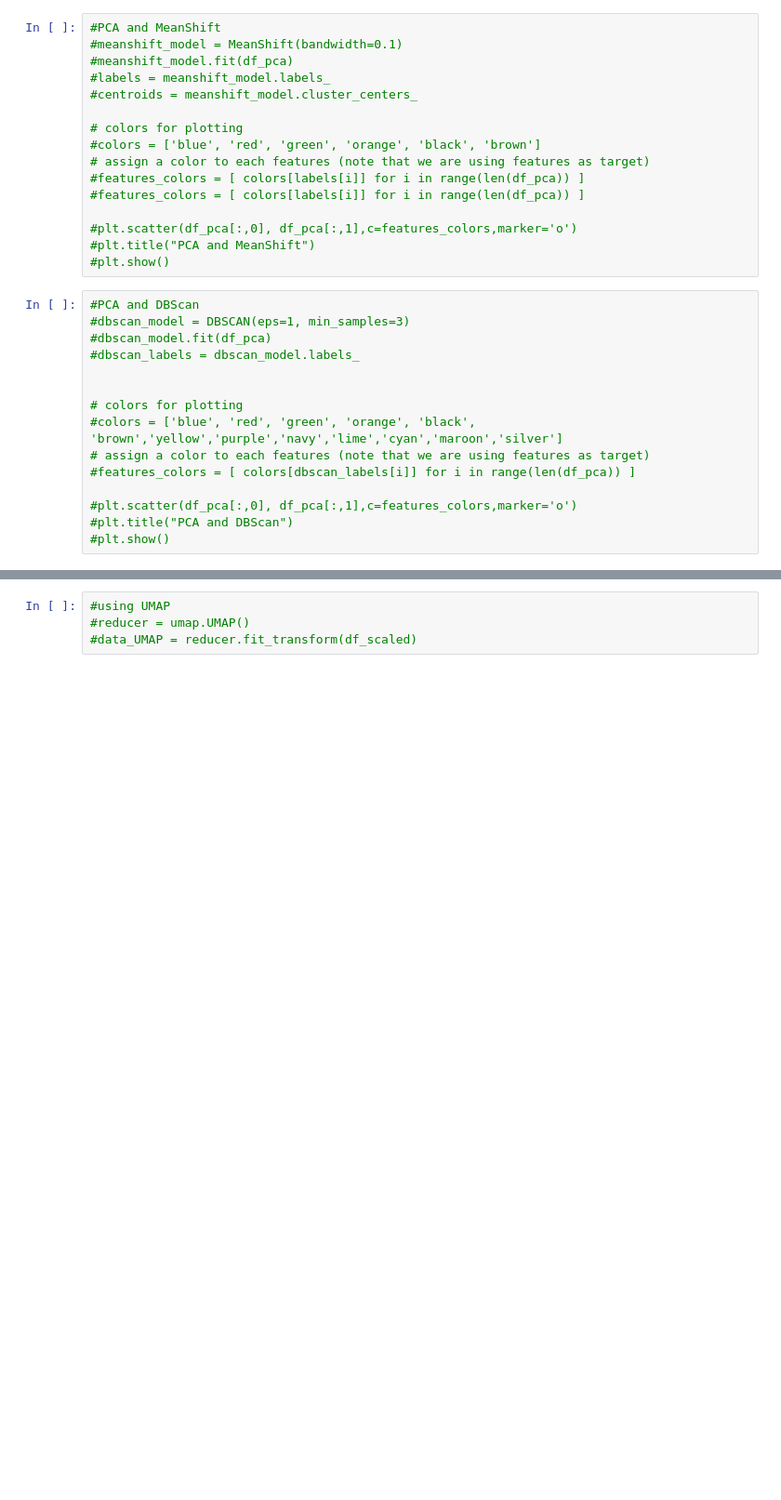
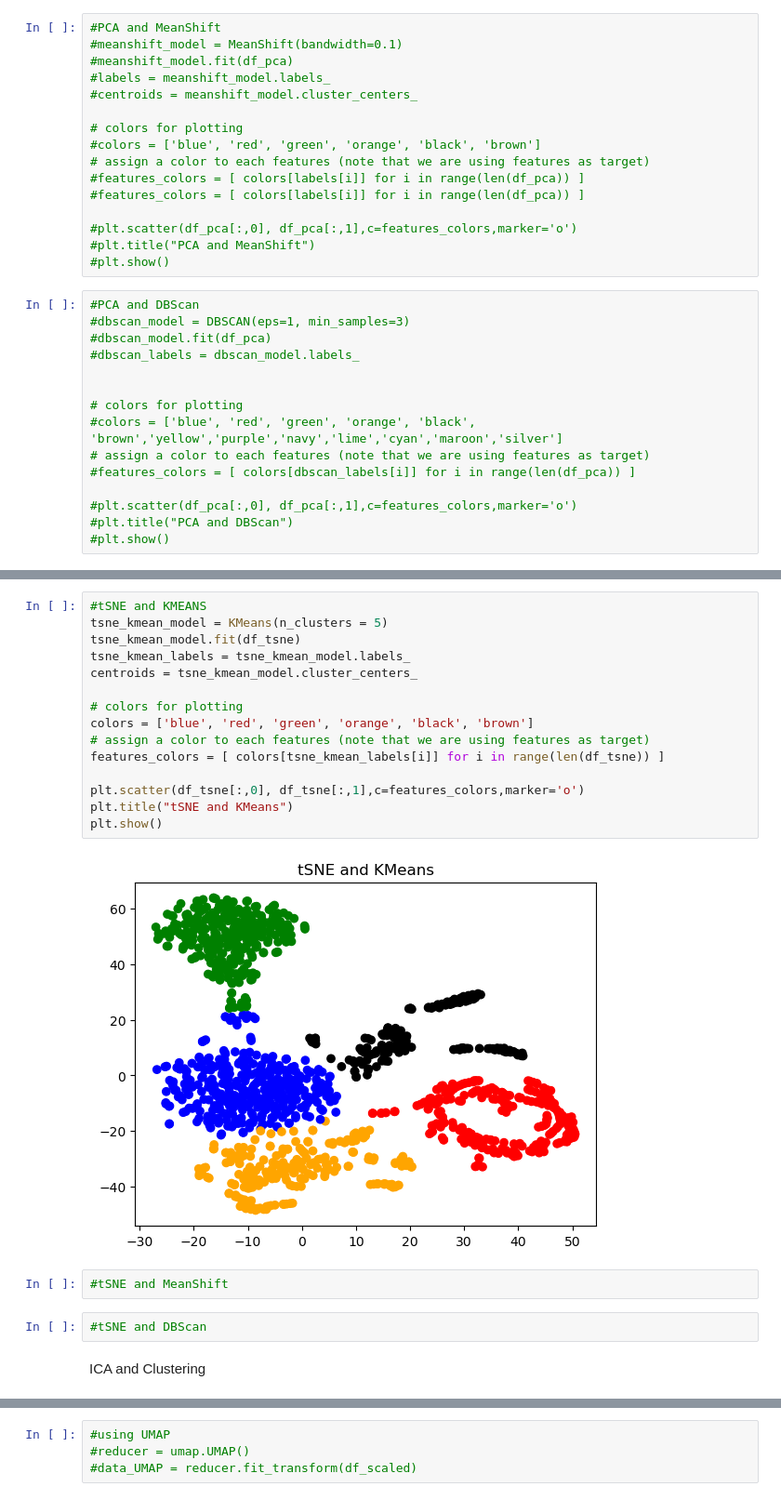
Before and after one commit to KyleTerrito/CHE4230HW, a Jupyter notebook: che4230_hw/Project Stuff/source_code.ipynb, the cells around one changed output, grey strips where cells are left out. Shown at 93% size. Saved outputs shown, nothing was run; the diff lists cells and outputs as text; blank space fills up the shorter version.

```diff
--- a/che4230_hw/Project Stuff/source_code.ipynb
+++ b/che4230_hw/Project Stuff/source_code.ipynb
@@ -133,0 +163,23 @@ plt.show()
+# %%
+#tSNE and KMEANS
+tsne_kmean_model = KMeans(n_clusters = 5)
+tsne_kmean_model.fit(df_tsne)
+tsne_kmean_labels = tsne_kmean_model.labels_
+centroids = tsne_kmean_model.cluster_centers_
+
+# colors for plotting
+colors = ['blue', 'red', 'green', 'orange', 'black', 'brown']
+# assign a color to each features (note that we are using features as target)
+features_colors = [ colors[tsne_kmean_labels[i]] for i in range(len(df_tsne)) ]
+
+plt.scatter(df_tsne[:,0], df_tsne[:,1],c=features_colors,marker='o')
+plt.title("tSNE and KMeans")
+plt.show()
+# %% [output]
+[figure, added]
+# %%
+#tSNE and MeanShift
+# %%
+#tSNE and DBScan
+# %% [markdown]
+ICA and Clustering
```
Also changed, not shown: parts of 17 cells of this notebook.
